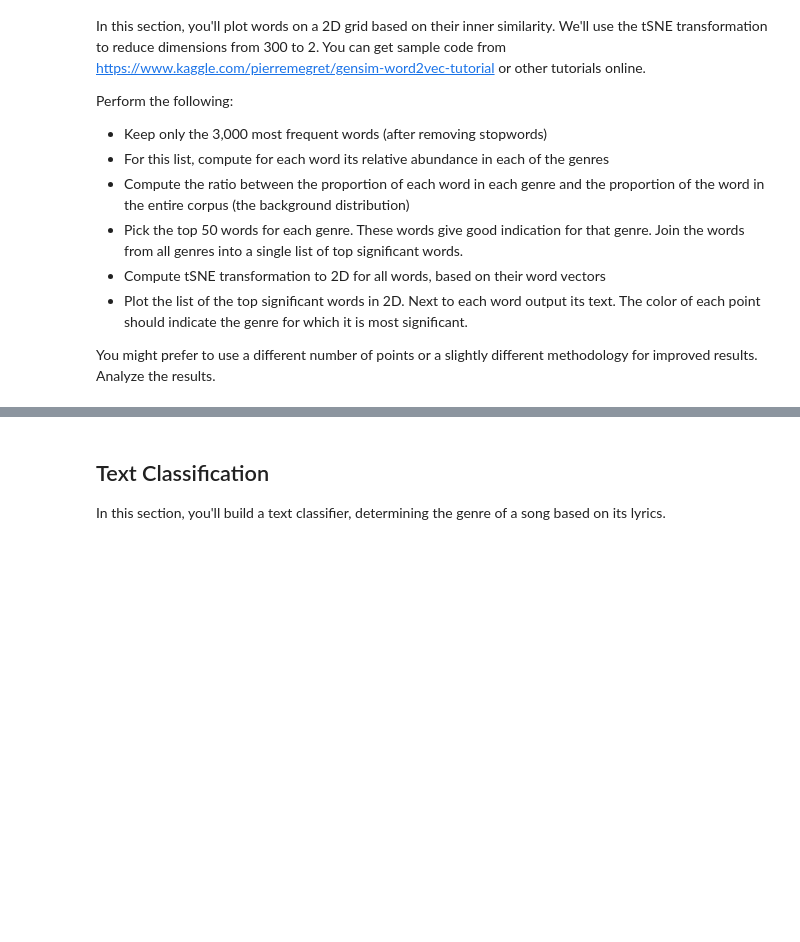
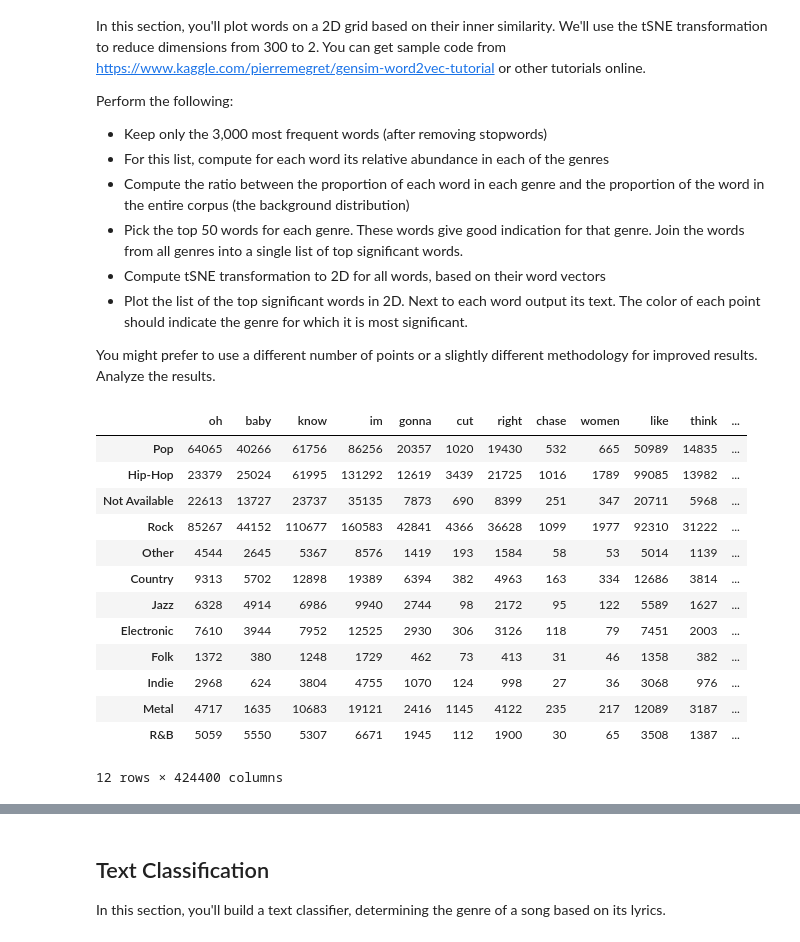
Before and after one commit to Hernanros/Y_Data_DL, a Jupyter notebook: [HW#3]Word_embeddings/DL_word_embedding_assignment.ipynb, the cells around one changed output, grey strips where cells are left out. Cells and saved outputs as stored; diff of their text form; code cells hidden in the pictures; blank space fills up the shorter version.

```diff
--- a/[HW#3]Word_embeddings/DL_word_embedding_assignment.ipynb
+++ b/[HW#3]Word_embeddings/DL_word_embedding_assignment.ipynb
@@ -534,6 +510,23 @@ for genre, sent in zip(data.genre, data.clean_lyrics):
 
 df = pd.DataFrame.from_dict(word_freq)
 df = df.fillna(0)
+# %%
+df
+# %% [output]
+|  | oh | baby | know | im | gonna | cut | right | chase | women | like | think | ... |
+| Pop | 64065 | 40266 | 61756 | 86256 | 20357 | 1020 | 19430 | 532 | 665 | 50989 | 14835 | ... |
+| Hip-Hop | 23379 | 25024 | 61995 | 131292 | 12619 | 3439 | 21725 | 1016 | 1789 | 99085 | 13982 | ... |
+| Not Available | 22613 | 13727 | 23737 | 35135 | 7873 | 690 | 8399 | 251 | 347 | 20711 | 5968 | ... |
+| Rock | 85267 | 44152 | 110677 | 160583 | 42841 | 4366 | 36628 | 1099 | 1977 | 92310 | 31222 | ... |
+| Other | 4544 | 2645 | 5367 | 8576 | 1419 | 193 | 1584 | 58 | 53 | 5014 | 1139 | ... |
+| Country | 9313 | 5702 | 12898 | 19389 | 6394 | 382 | 4963 | 163 | 334 | 12686 | 3814 | ... |
+| Jazz | 6328 | 4914 | 6986 | 9940 | 2744 | 98 | 2172 | 95 | 122 | 5589 | 1627 | ... |
+| Electronic | 7610 | 3944 | 7952 | 12525 | 2930 | 306 | 3126 | 118 | 79 | 7451 | 2003 | ... |
+| Folk | 1372 | 380 | 1248 | 1729 | 462 | 73 | 413 | 31 | 46 | 1358 | 382 | ... |
+| Indie | 2968 | 624 | 3804 | 4755 | 1070 | 124 | 998 | 27 | 36 | 3068 | 976 | ... |
+| Metal | 4717 | 1635 | 10683 | 19121 | 2416 | 1145 | 4122 | 235 | 217 | 12089 | 3187 | ... |
+| R&B | 5059 | 5550 | 5307 | 6671 | 1945 | 112 | 1900 | 30 | 65 | 3508 | 1387 | ... |
+12 rows × 424400 columns
 # %%
 #Store 2.5k most frequent words - 3k words was including words that only appear once, affect W2V model.
 most_freq_words = df.sum(axis=0).sort_values(ascending=False)[:2500].index
```
Also changed, not shown: parts of 27 cells of this notebook.
